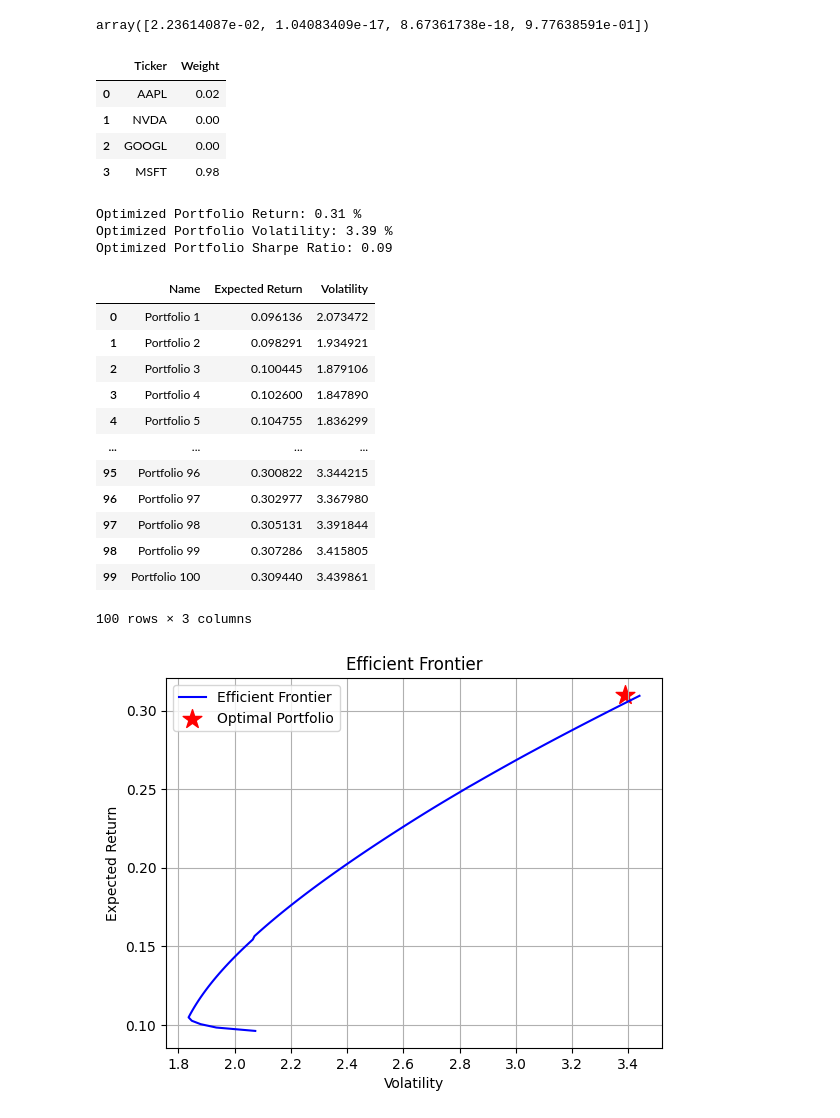
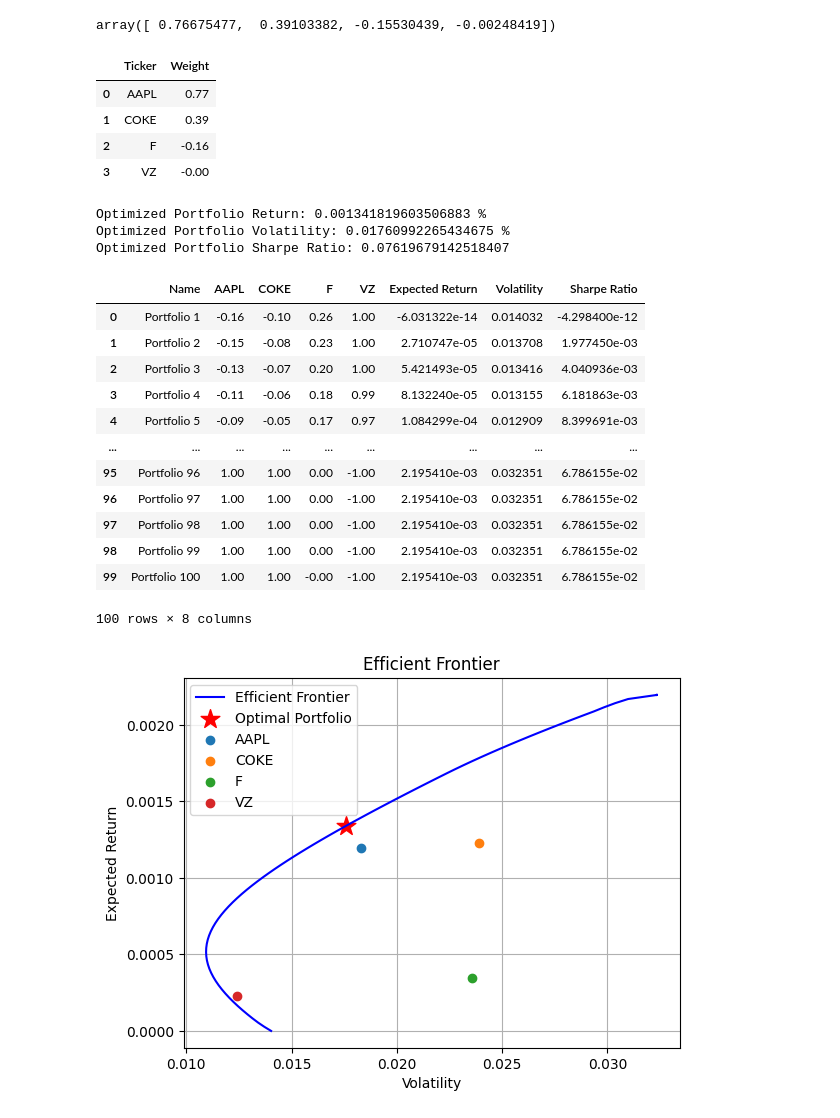
Before and after one commit to andrewhall1124/portfolio-optimizer, a Jupyter notebook: portfolio_optimizer.ipynb, the cells around one changed output. Drawn from its saved outputs; the diff is of its cells as text; code cells hidden in the pictures.

```diff
--- a/portfolio_optimizer.ipynb
+++ b/portfolio_optimizer.ipynb
@@ -147,7 +142,7 @@ Portfolio Sharpe Ratio: 0.08
 # Optimization
 
 constraints = ({'type': 'eq', 'fun': lambda x: np.sum(x) - 1})  # weights sum to 1
-bounds = tuple((0, 1) for _ in range(len(tickers)))  # each weight between 0 and 1
+bounds = tuple((-1, 1) for _ in range(len(tickers)))  # each weight between -1 and 1
 
 result = minimize(negative_sharpe_ratio, initial_weights,
                   args=(expected_returns, cov_matrix),
@@ -157,36 +152,32 @@ optimal_weights = result.x
 
 optimal_weights
 # %% [output]
-array([2.23614087e-02, 1.04083409e-17, 8.67361738e-18, 9.77638591e-01])
+array([ 0.76675477,  0.39103382, -0.15530439, -0.00248419])
 # %%
 # Optimal Results
 opt_port_return = portfolio_return(optimal_weights, expected_returns)
 opt_port_volatility = portfolio_volatility(optimal_weights,cov_matrix)
-opt_sharpe_ratio = opt_port_return / opt_port_volatility
+opt_port_sharpe_ratio = opt_port_return / opt_port_volatility
 
-# Formatting
-opt_port_return = round(opt_port_return * 100, 2)
-opt_port_volatility = round(opt_port_volatility * 100, 2)
-opt_sharpe_ratio = round(opt_sharpe_ratio, 2)
 
 display_weights(tickers,optimal_weights)
 print(f"Optimized Portfolio Return: {opt_port_return} %")
 print(f"Optimized Portfolio Volatility: {opt_port_volatility} %")
-print(f"Optimized Portfolio Sharpe Ratio: {opt_sharpe_ratio}")
+print(f"Optimized Portfolio Sharpe Ratio: {opt_port_sharpe_ratio}")
 # %% [output]
 |  | Ticker | Weight |
-| 0 | AAPL | 0.02 |
-| 1 | NVDA | 0.00 |
-| 2 | GOOGL | 0.00 |
-| 3 | MSFT | 0.98 |
+| 0 | AAPL | 0.77 |
+| 1 | COKE | 0.39 |
+| 2 | F | -0.16 |
+| 3 | VZ | -0.00 |
-Optimized Portfolio Return: 0.31 %
-Optimized Portfolio Volatility: 3.39 %
-Optimized Portfolio Sharpe Ratio: 0.09
+Optimized Portfolio Return: 0.001341819603506883 %
+Optimized Portfolio Volatility: 0.01760992265434675 %
+Optimized Portfolio Sharpe Ratio: 0.07619679142518407
 # %%
 # Efficient Frontier Chart
 
 constraints = ({'type': 'eq', 'fun': lambda x: np.sum(x) - 1})
-bounds = tuple((0, 1) for _ in range(len(tickers)))
+bounds = tuple((-1, 1) for _ in range(len(tickers)))
 
 def mve_portfolio(target_return, expected_returns, cov_matrix):
     n = len(tickers)
@@ -198,48 +189,51 @@ def mve_portfolio(target_return, expected_returns, cov_matrix):
     return result.x
 # %%
 n_points = 100
-target_returns = np.linspace(expected_returns.min(), expected_returns.max(), n_points)
+target_returns = np.linspace(0,2*opt_port_return, n_points)
 mve_portfolios = [mve_portfolio(target, expected_returns, cov_matrix) for target in target_returns]
 
 returns = [portfolio_return(w, expected_returns) for w in mve_portfolios]
 volatilities = [portfolio_volatility(w, cov_matrix) for w in mve_portfolios]
 
-returns = [metric * 100 for metric in returns]
-volatilities = [metric * 100 for metric in volatilities]
-
 portfolios = pd.DataFrame()
 portfolios['Name'] = [f"Portfolio {x+1}" for x in range(len(mve_portfolios))]
+
+for index in range(len(tickers)):
+    portfolios[tickers[index]] = np.array([row[index] for row in mve_portfolios])
+    portfolios[tickers[index]] = round(portfolios[tickers[index]],2)
+
 portfolios['Expected Return'] = returns
 portfolios['Volatility'] = volatilities
+portfolios['Sharpe Ratio'] = portfolios['Expected Return'] / portfolios['Volatility']
 
 portfolios
 # %% [output]
-|  | Name | Expected Return | Volatility |
-| 0 | Portfolio 1 | 0.096136 | 2.073472 |
-| 1 | Portfolio 2 | 0.098291 | 1.934921 |
-| 2 | Portfolio 3 | 0.100445 | 1.879106 |
-| 3 | Portfolio 4 | 0.102600 | 1.847890 |
-| 4 | Portfolio 5 | 0.104755 | 1.836299 |
-| ... | ... | ... | ... |
-| 95 | Portfolio 96 | 0.300822 | 3.344215 |
-| 96 | Portfolio 97 | 0.302977 | 3.367980 |
-| 97 | Portfolio 98 | 0.305131 | 3.391844 |
-| 98 | Portfolio 99 | 0.307286 | 3.415805 |
-| 99 | Portfolio 100 | 0.309440 | 3.439861 |
+|  | Name | AAPL | COKE | F | VZ | Expected Return | Volatility | Sharpe Ratio |
+| 0 | Portfolio 1 | -0.16 | -0.10 | 0.26 | 1.00 | -6.031322e-14 | 0.014032 | -4.298400e-12 |
+| 1 | Portfolio 2 | -0.15 | -0.08 | 0.23 | 1.00 | 2.710747e-05 | 0.013708 | 1.977450e-03 |
+| 2 | Portfolio 3 | -0.13 | -0.07 | 0.20 | 1.00 | 5.421493e-05 | 0.013416 | 4.040936e-03 |
+| 3 | Portfolio 4 | -0.11 | -0.06 | 0.18 | 0.99 | 8.132240e-05 | 0.013155 | 6.181863e-03 |
+| 4 | Portfolio 5 | -0.09 | -0.05 | 0.17 | 0.97 | 1.084299e-04 | 0.012909 | 8.399691e-03 |
+| ... | ... | ... | ... | ... | ... | ... | ... | ... |
+| 95 | Portfolio 96 | 1.00 | 1.00 | 0.00 | -1.00 | 2.195410e-03 | 0.032351 | 6.786155e-02 |
+| 96 | Portfolio 97 | 1.00 | 1.00 | 0.00 | -1.00 | 2.195410e-03 | 0.032351 | 6.786155e-02 |
+| 97 | Portfolio 98 | 1.00 | 1.00 | 0.00 | -1.00 | 2.195410e-03 | 0.032351 | 6.786155e-02 |
+| 98 | Portfolio 99 | 1.00 | 1.00 | 0.00 | -1.00 | 2.195410e-03 | 0.032351 | 6.786155e-02 |
+| 99 | Portfolio 100 | 1.00 | 1.00 | -0.00 | -1.00 | 2.195410e-03 | 0.032351 | 6.786155e-02 |
-100 rows × 3 columns
+100 rows × 8 columns
 # %%
 plt.plot(volatilities, returns, 'b-', label='Efficient Frontier')
 plt.scatter(opt_port_volatility, opt_port_return, color='r', marker='*', s=200, label='Optimal Portfolio')
 
 # Plot individual assets
-# for i, ticker in enumerate(tickers):
-# plt.scatter(port['Volatility'], port['Expected Return'], hue=port['Ticker'])
+for i, ticker in enumerate(tickers):
+    plt.scatter(port['Volatility'].iloc[i], port['Expected Return'].iloc[i], label=ticker)
 
 plt.xlabel('Volatility')
 plt.ylabel('Expected Return')
 plt.title('Efficient Frontier')
 plt.legend()
 plt.grid(True)
 plt.show()
 # %% [output]
-[figure, old version]
+[figure, new version]
```
Also changed, not shown: parts of 8 cells of this notebook, 1 other file.
